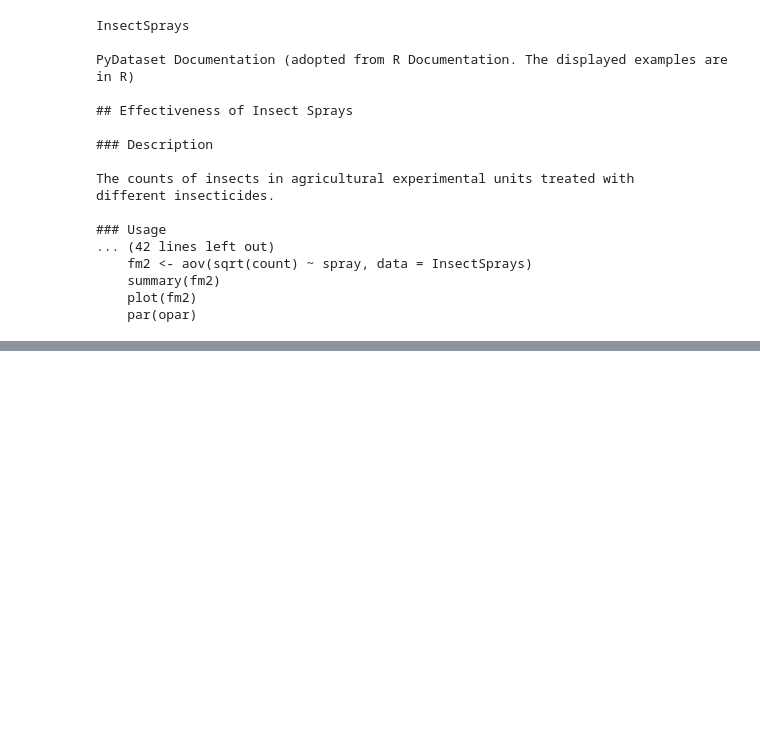
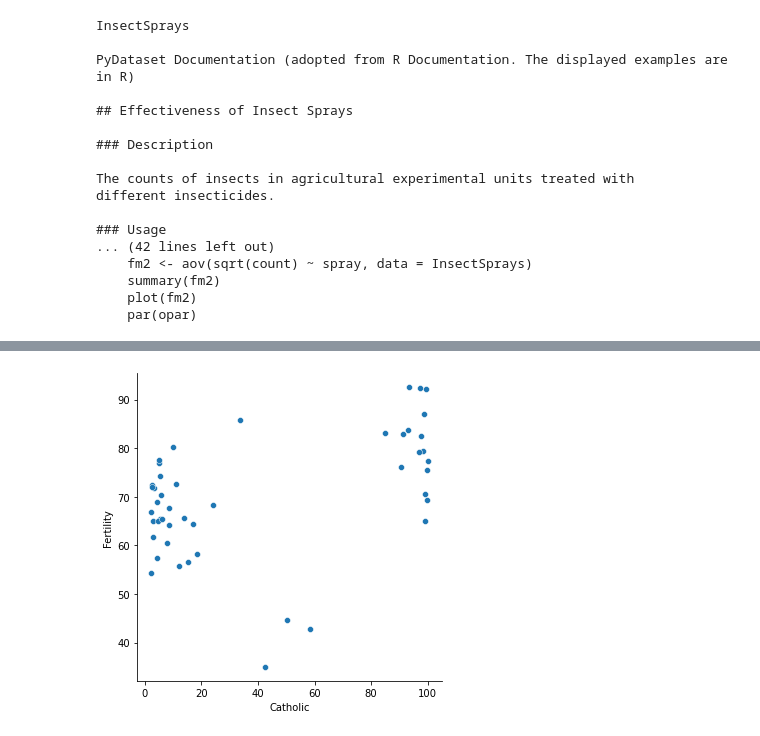
Before and after one commit to craigcalzado/numpy-pandas-visualization-exercises, a Jupyter notebook: seaborn_exercises.ipynb, the cells around one changed output, grey strips where cells are left out. Cells and saved outputs as stored; diff of their text form; code cells hidden in the pictures; blank space fills up the shorter version.

```diff
--- a/seaborn_exercises.ipynb
+++ b/seaborn_exercises.ipynb
@@ -109,0 +146,5 @@ different insecticides.
+# %%
+# Does whether or not a province is Catholic influence fertility?
+sns.relplot(data=swiss, x='Catholic', y='Fertility')
+# No, because there is no correlation between the two.
+# %% [output]
@@ -109,0 +159 @@ different insecticides.
+[figure, added]
```
Also changed, not shown: parts of 11 cells of this notebook.
